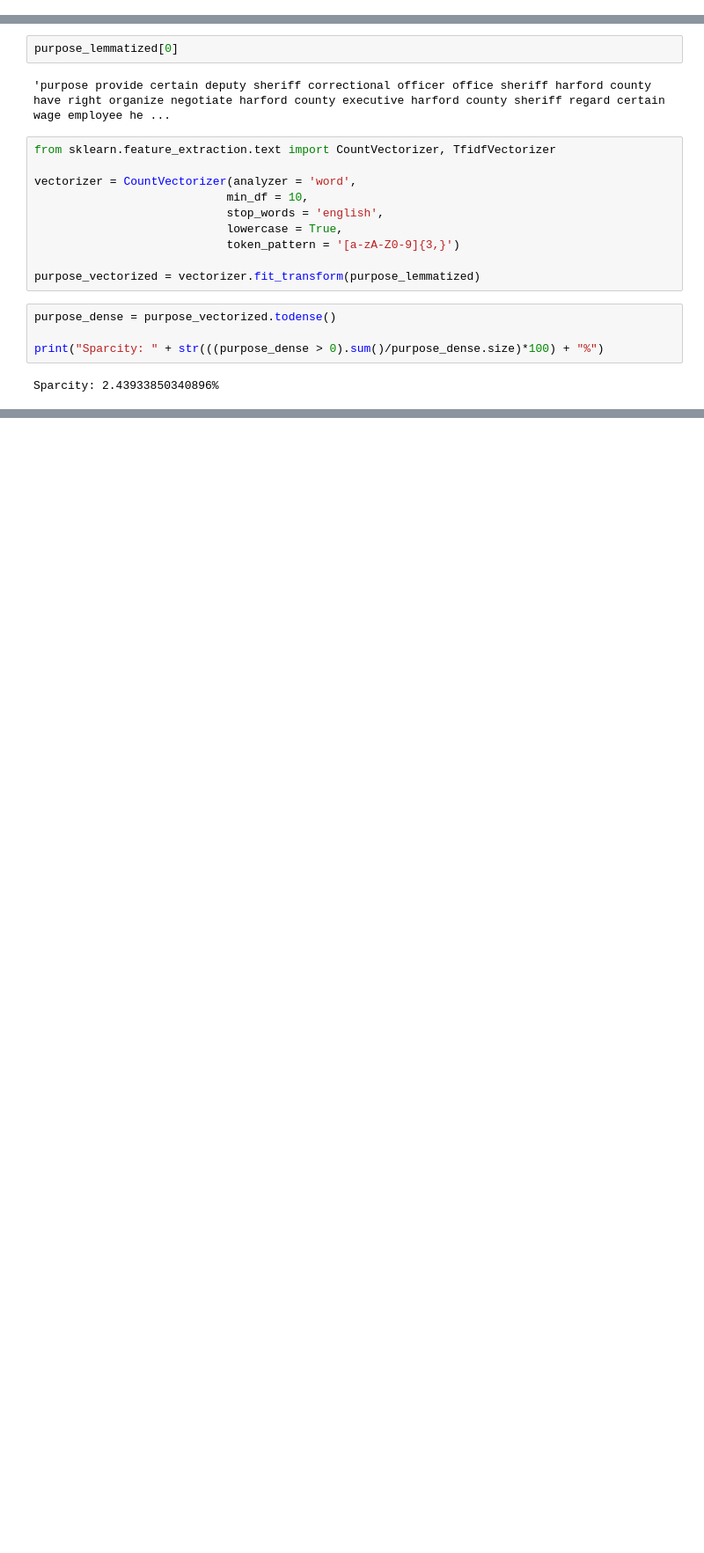
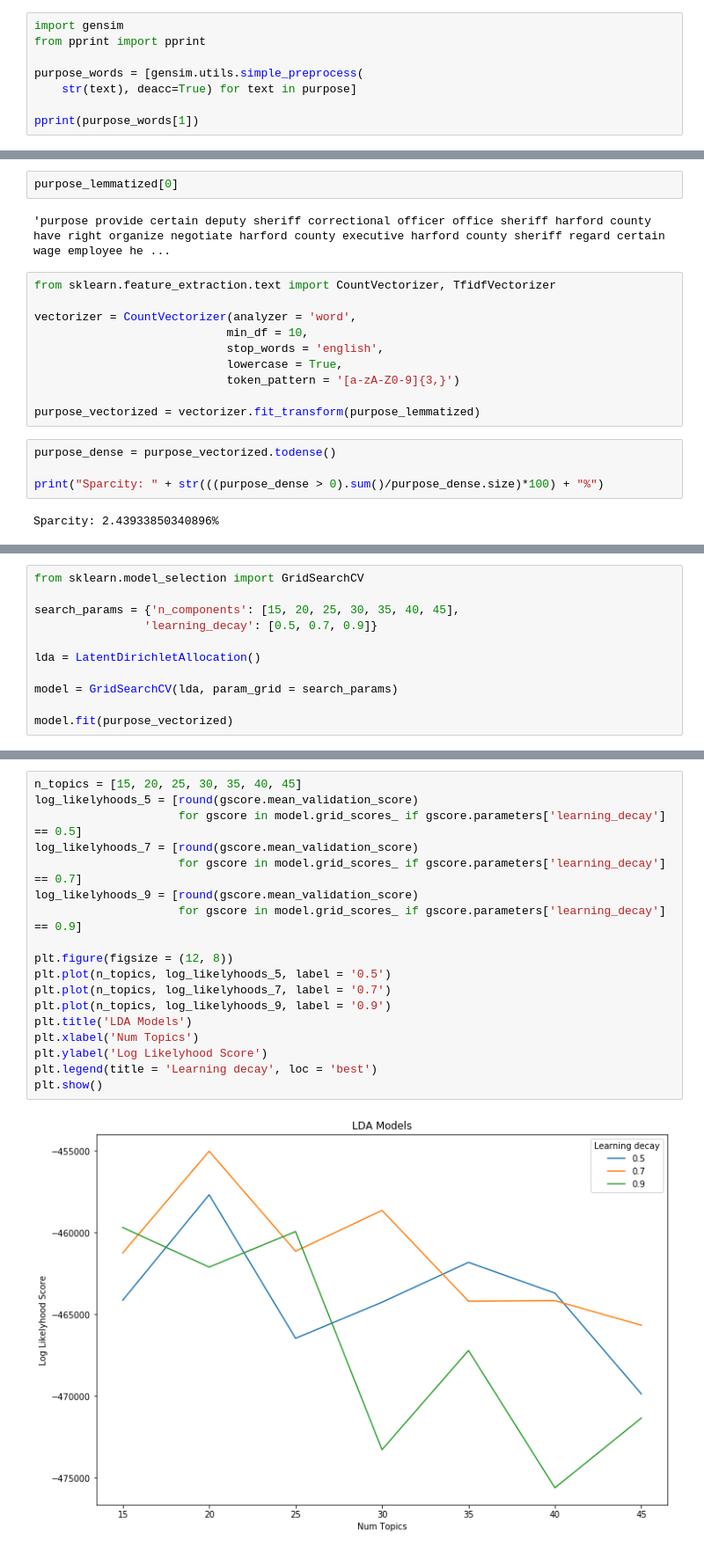
Before and after one commit to smwitkowski/Topic-Modeling-MD-Legislation, a Jupyter notebook: testing/Topic Model Testing - Sklearn.ipynb, the cells around one changed output, grey strips where cells are left out. Shown at 88% size. Saved outputs shown, nothing was run; the diff lists cells and outputs as text; blank space fills up the shorter version.

```diff
--- a/testing/Topic Model Testing - Sklearn.ipynb
+++ b/testing/Topic Model Testing - Sklearn.ipynb
@@ -17,0 +62,8 @@ purpose_words = list(process_text(purpose))
+# %%
+import gensim
+from pprint import pprint
+
+purpose_words = [gensim.utils.simple_preprocess(
+    str(text), deacc=True) for text in purpose]
+
+pprint(purpose_words[1])
@@ -78,0 +177,11 @@ Log Likelihood:  -1253867.27633045
+# %%
+from sklearn.model_selection import GridSearchCV
+
+search_params = {'n_components': [15, 20, 25, 30, 35, 40, 45],
+                'learning_decay': [0.5, 0.7, 0.9]}
+
+lda = LatentDirichletAllocation()
+
+model = GridSearchCV(lda, param_grid = search_params)
+
+model.fit(purpose_vectorized)
@@ -78,0 +203,20 @@ Log Likelihood:  -1253867.27633045
+# %%
+n_topics = [15, 20, 25, 30, 35, 40, 45]
+log_likelyhoods_5 = [round(gscore.mean_validation_score)
+                     for gscore in model.grid_scores_ if gscore.parameters['learning_decay'] == 0.5]
+log_likelyhoods_7 = [round(gscore.mean_validation_score)
+                     for gscore in model.grid_scores_ if gscore.parameters['learning_decay'] == 0.7]
+log_likelyhoods_9 = [round(gscore.mean_validation_score)
+                     for gscore in model.grid_scores_ if gscore.parameters['learning_decay'] == 0.9]
+
+plt.figure(figsize = (12, 8))
+plt.plot(n_topics, log_likelyhoods_5, label = '0.5')
+plt.plot(n_topics, log_likelyhoods_7, label = '0.7')
+plt.plot(n_topics, log_likelyhoods_9, label = '0.9')
+plt.title('LDA Models')
+plt.xlabel('Num Topics')
+plt.ylabel('Log Likelyhood Score')
+plt.legend(title = 'Learning decay', loc = 'best')
+plt.show()
+# %% [output]
+[figure, added]
```
Also changed, not shown: parts of 16 cells of this notebook, 2 other files.
